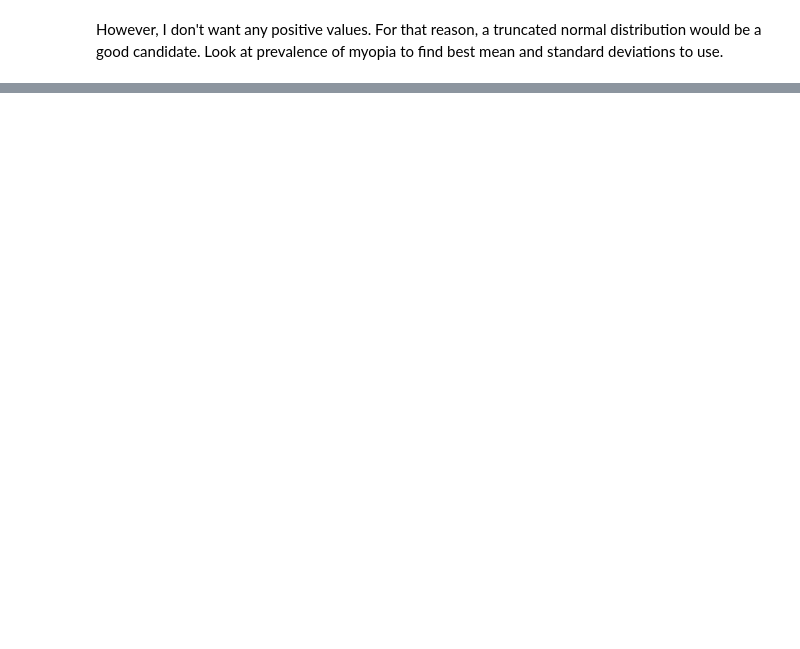
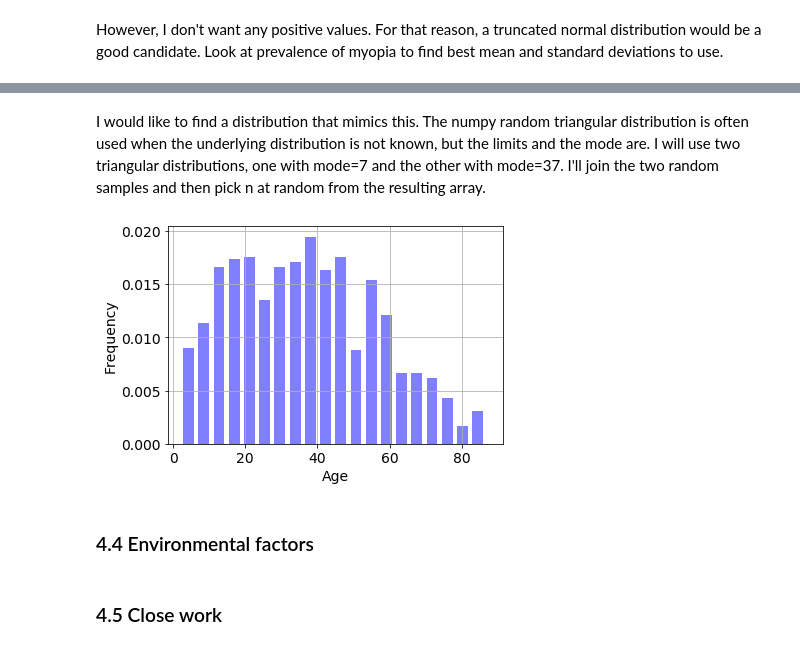
Before and after one commit to elizabethdaly/simulating-data, a Jupyter notebook: eyesight.ipynb, the cells around one changed output, grey strips where cells are left out. Cells and saved outputs as stored; diff of their text form; code cells hidden in the pictures; blank space fills up the shorter version.

```diff
--- a/eyesight.ipynb
+++ b/eyesight.ipynb
@@ -247,0 +238,23 @@ plt
+# %% [markdown]
+I would like to find a distribution that mimics this. The numpy random triangular distribution is often used when the underlying distribution is not known, but the limits and the mode are. I will use two triangular distributions, one with mode=7 and the other with mode=37. I'll join the two random samples and then pick n at random from the resulting array.
+# %%
+# Set up a distribution with mode = 7.
+young = np.random.triangular(0, 7, 90, n)
+#plt.hist(young, bins=20, density=True, alpha=0.3, FaceColor='g')
+
+old = np.random.triangular(0, 37, 90, n)
+#plt.hist(old, bins=20, density=True, alpha=0.3, FaceColor='r')
+
+# Join them.
+a = np.concatenate((young, old), axis=None)
+#np.size(a)
+
+#Pick n at random from the list
+age = np.random.choice(a, n, replace=True)
+
+plt.hist(age, bins=20, width=3, density=True, alpha=0.5, FaceColor='b' )
+plt.xlabel('Age')
+plt.ylabel('Frequency')
+plt.grid()
+# %% [output]
+[figure, added]
@@ -247,0 +267,2 @@ plt
+# %% [markdown]
+### 4.4 Environmental factors
@@ -247,0 +271,2 @@ plt
+# %% [markdown]
+### 4.5 Close work
```
Also changed, not shown: parts of 25 cells of this notebook, 1 other file.
